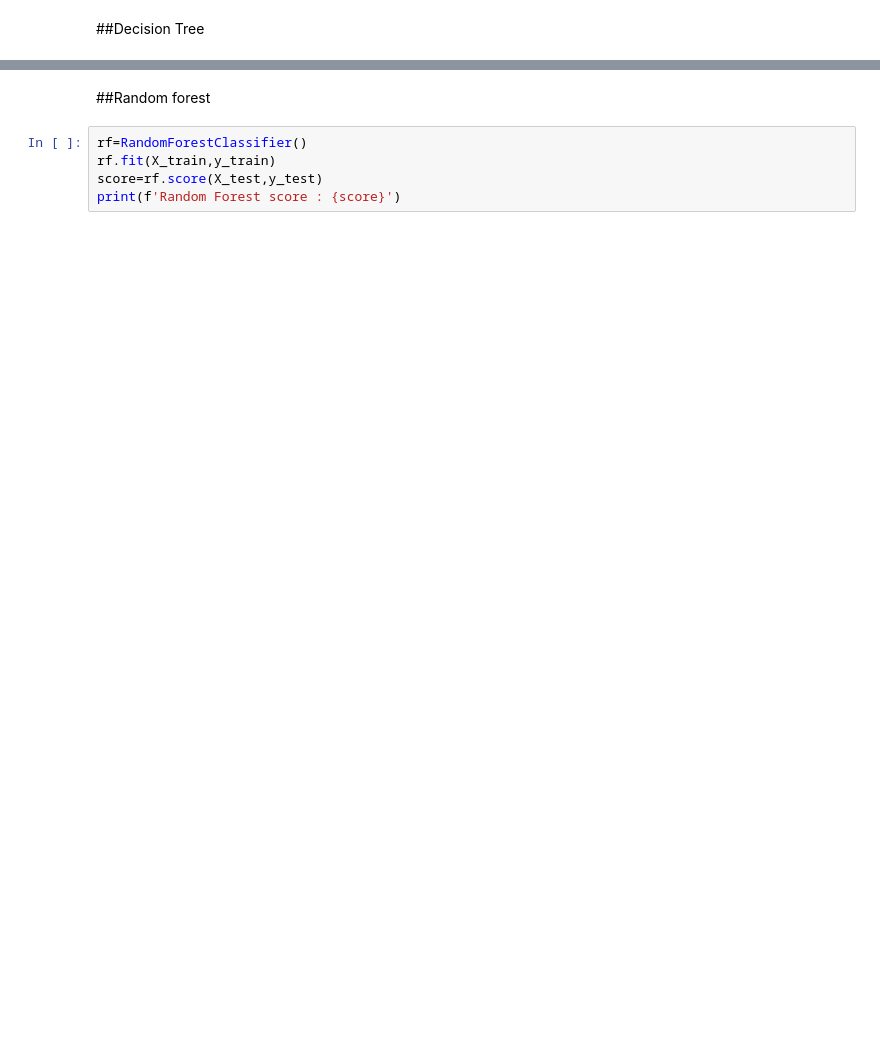
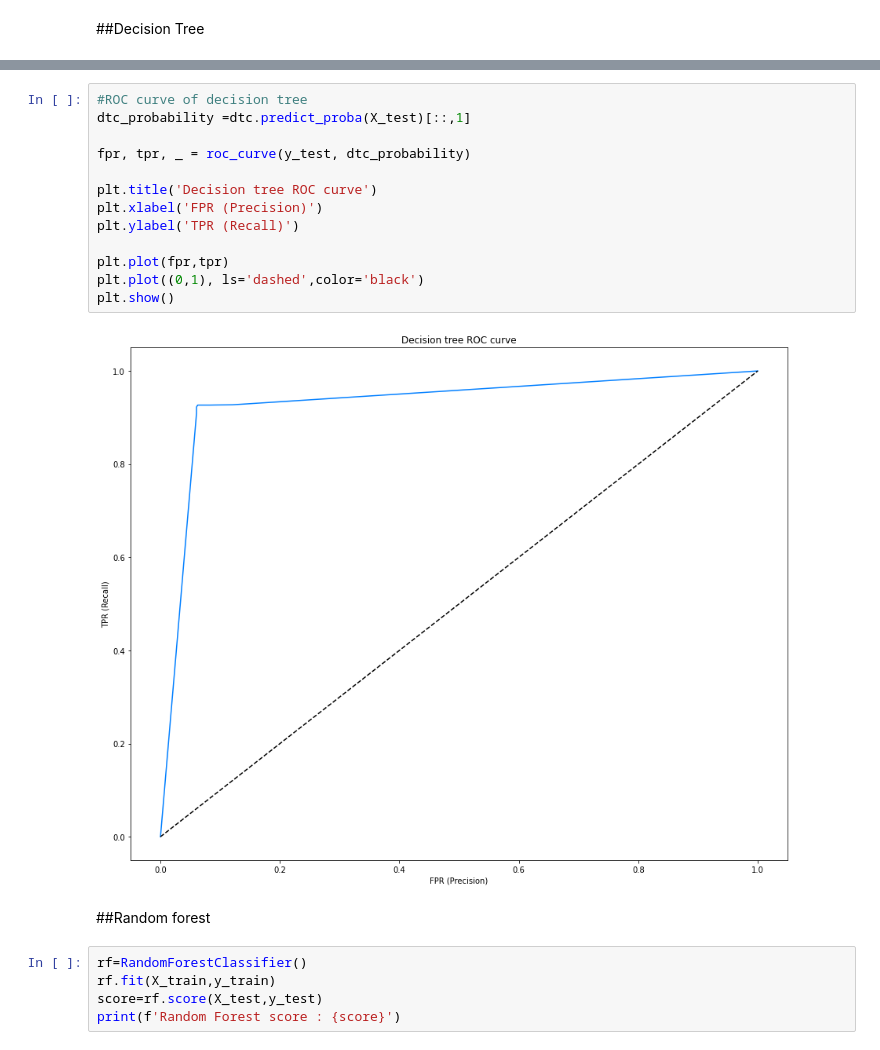
Before and after one commit to Ashfaquesayyed/Airline-passenger-referal-prediction, a Jupyter notebook: airline_passenger_referal_prediction_.ipynb, the cells around one changed output, grey strips where cells are left out. Drawn from its saved outputs; the diff is of its cells as text; blank space fills up the shorter version.

```diff
--- a/airline_passenger_referal_prediction_.ipynb
+++ b/airline_passenger_referal_prediction_.ipynb
@@ -624,3 +639,18 @@ Accuracy score % of the model is 93.21%
+# %%
+#ROC curve of decision tree
+dtc_probability =dtc.predict_proba(X_test)[::,1]
+
+fpr, tpr, _ = roc_curve(y_test, dtc_probability)
+
+plt.title('Decision tree ROC curve')
+plt.xlabel('FPR (Precision)')
+plt.ylabel('TPR (Recall)')
+
+plt.plot(fpr,tpr)
+plt.plot((0,1), ls='dashed',color='black')
+plt.show()
+# %% [output]
+[figure, added]
 # %% [markdown]
 ##Random forest
 # %%
```
Also changed, not shown: parts of 14 cells of this notebook.
